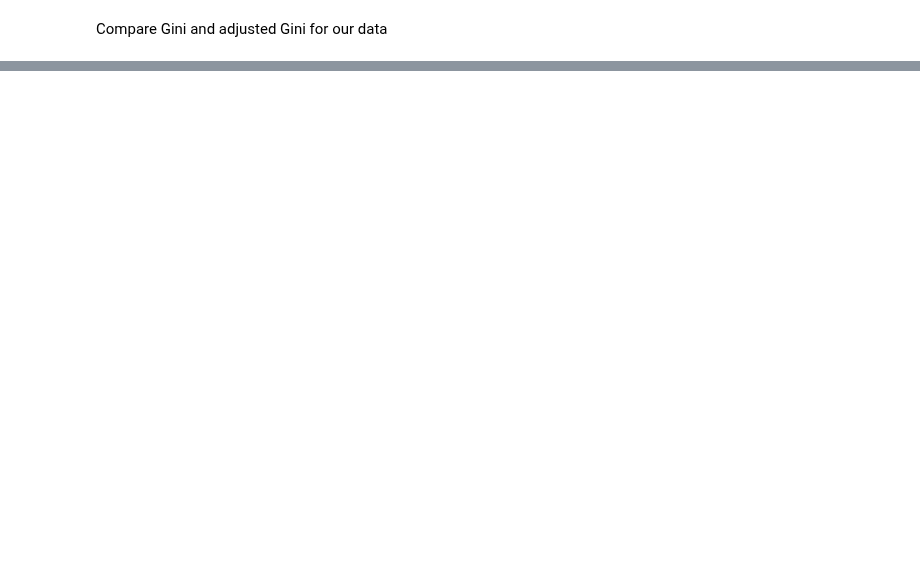
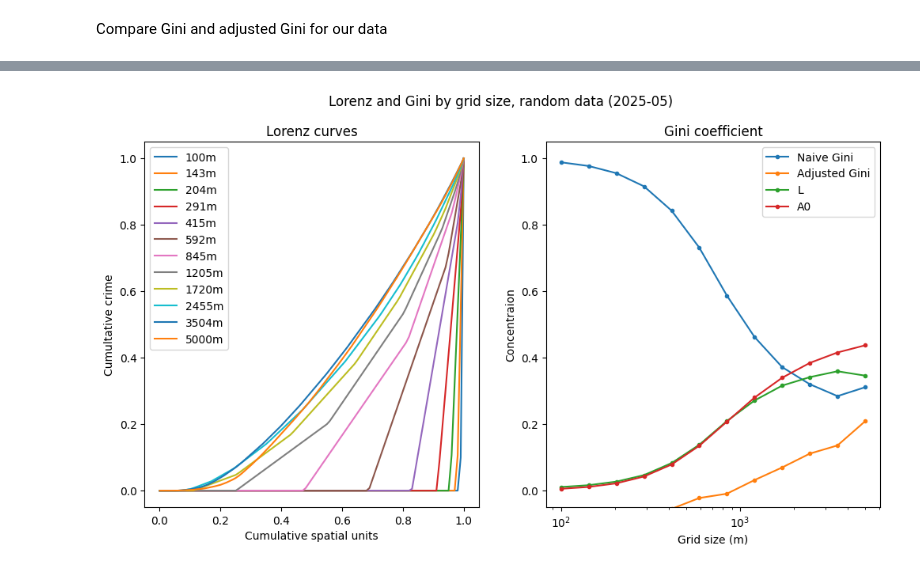
Before and after one commit to safer-streets/safer-streets-core, a Jupyter notebook: gini.ipynb, the cells around one changed output, grey strips where cells are left out. Cells and saved outputs as stored; diff of their text form; code cells hidden in the pictures; blank space fills up the shorter version.

```diff
--- a/gini.ipynb
+++ b/gini.ipynb
@@ -250 +318,4 @@ dtype: float64
+# %%
+N = len(crime_data) // 36
+AREA: SpatialUnit = "GRID"
 # %%
@@ -251,0 +368,6 @@ dtype: float64
+# %%
+raw_random_crimes = random_crime_data_by_point(N, force_boundary, [LATEST_DATE], seed=19937)
+random_lorenz_curves, random_gini = compute_spatial_variation(raw_random_crimes, force_boundary)
+plot_lorenz_gini(random_lorenz_curves, random_gini, f"random data ({LATEST_DATE})")
+# %% [output]
+[figure, added]
```
Also changed, not shown: parts of 18 cells of this notebook, 2 other files.
